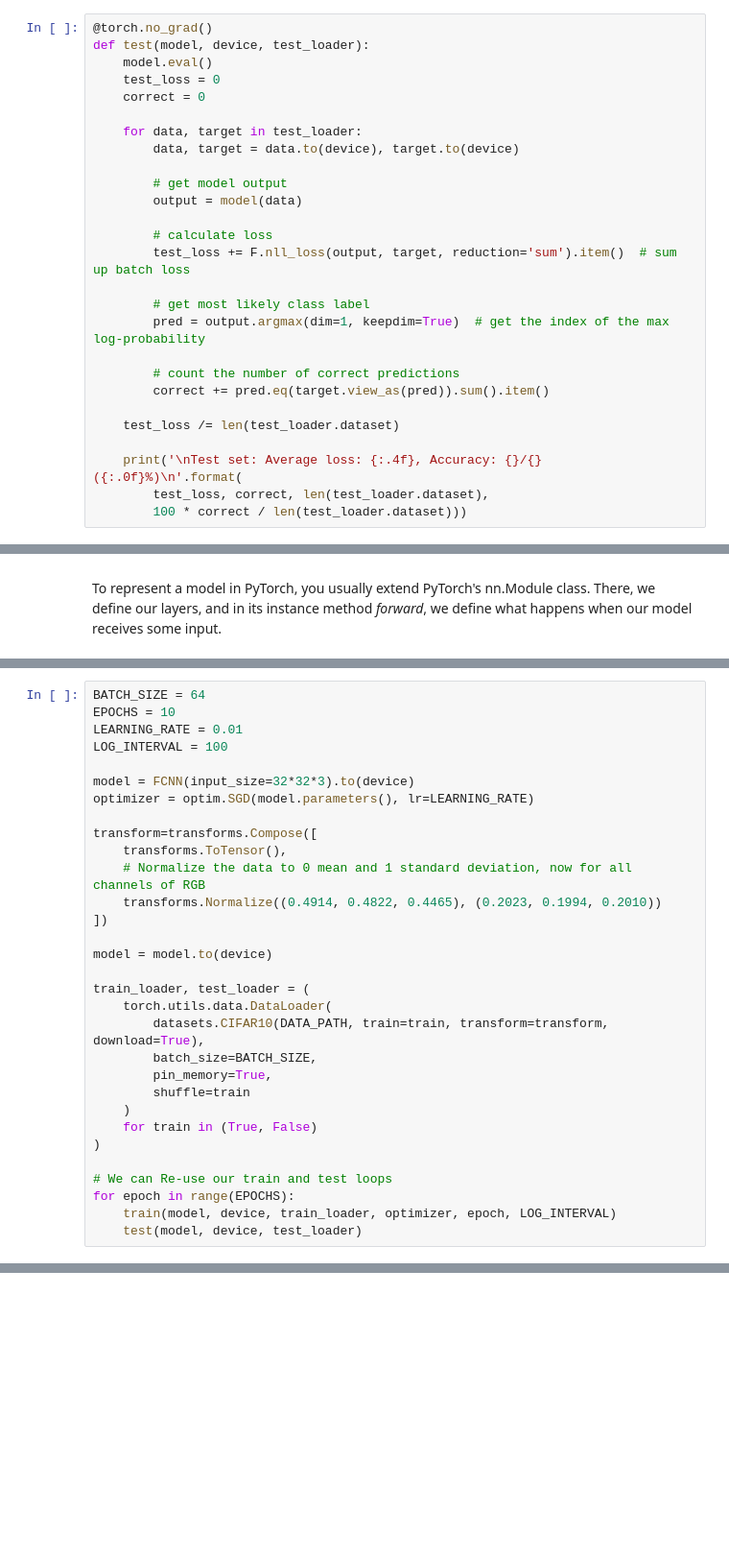
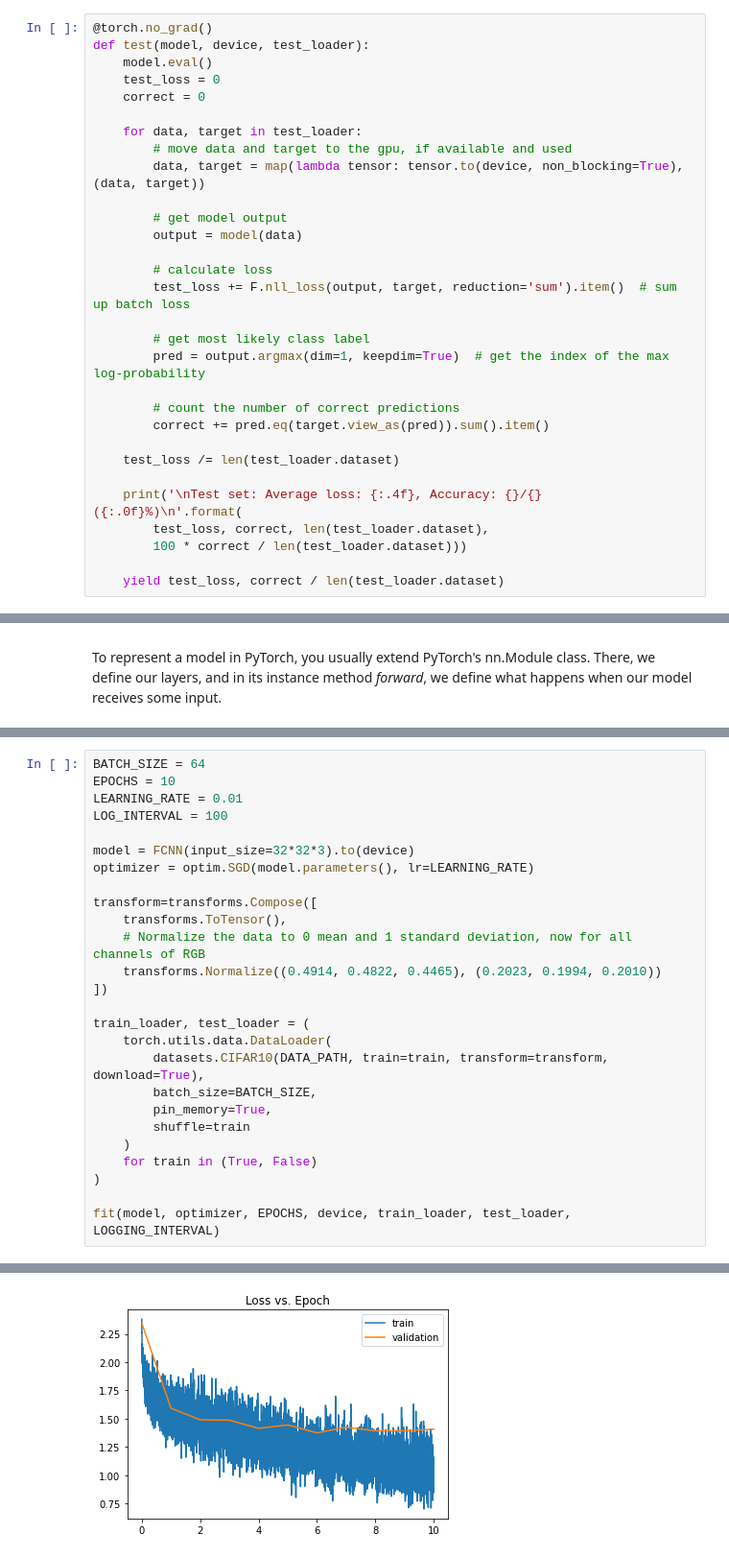
Before and after one commit to sara-nl/HPML_DL_intro, a Jupyter notebook: notebooks/1 - Linear + FCNN MNIST Answers.ipynb, the cells around one changed output, grey strips where cells are left out. Shown at 96% size. Saved outputs shown, nothing was run; the diff lists cells and outputs as text; blank space fills up the shorter version.

```diff
--- a/notebooks/1 - Linear + FCNN MNIST Answers.ipynb
+++ b/notebooks/1 - Linear + FCNN MNIST Answers.ipynb
@@ -147,7 +153,8 @@ def test(model, device, test_loader):
     correct = 0
 
     for data, target in test_loader:
-        data, target = data.to(device), target.to(device)
+        # move data and target to the gpu, if available and used
+        data, target = map(lambda tensor: tensor.to(device, non_blocking=True), (data, target))
 
         # get model output
         output = model(data)
@@ -166,4 +173,6 @@ def test(model, device, test_loader):
     print('\nTest set: Average loss: {:.4f}, Accuracy: {}/{} ({:.0f}%)\n'.format(
         test_loss, correct, len(test_loader.dataset),
         100 * correct / len(test_loader.dataset)))
+
+    yield test_loss, correct / len(test_loader.dataset)
 # %% [markdown]
@@ -330,8 +405,6 @@ transform=transforms.Compose([
     transforms.Normalize((0.4914, 0.4822, 0.4465), (0.2023, 0.1994, 0.2010))
 ])
 
-model = model.to(device)
-
 train_loader, test_loader = (
     torch.utils.data.DataLoader(
         datasets.CIFAR10(DATA_PATH, train=train, transform=transform, download=True),
@@ -342,10 +415,7 @@ train_loader, test_loader = (
     for train in (True, False)
 )
 
-# We can Re-use our train and test loops
-for epoch in range(EPOCHS):
-    train(model, device, train_loader, optimizer, epoch, LOG_INTERVAL)
-    test(model, device, test_loader)
+fit(model, optimizer, EPOCHS, device, train_loader, test_loader, LOGGING_INTERVAL)
 # %% [output]
 Files already downloaded and verified
 Files already downloaded and verified
@@ -366,0 +437 @@ Test set: Average loss: 1.5004, Accuracy: 4900/10000 (49%)
+[figure, added]
```
Also changed, not shown: parts of 15 cells of this notebook, 3 other files.
